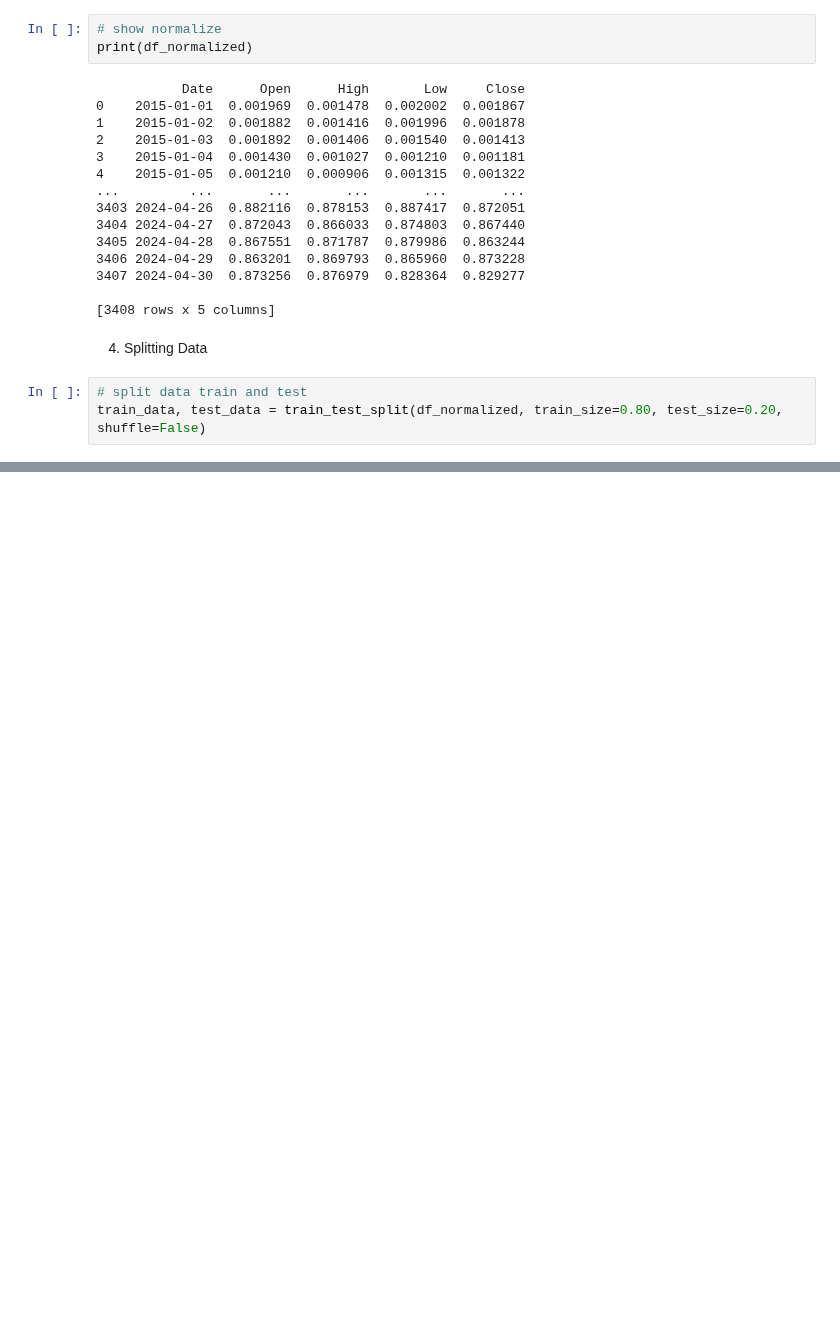
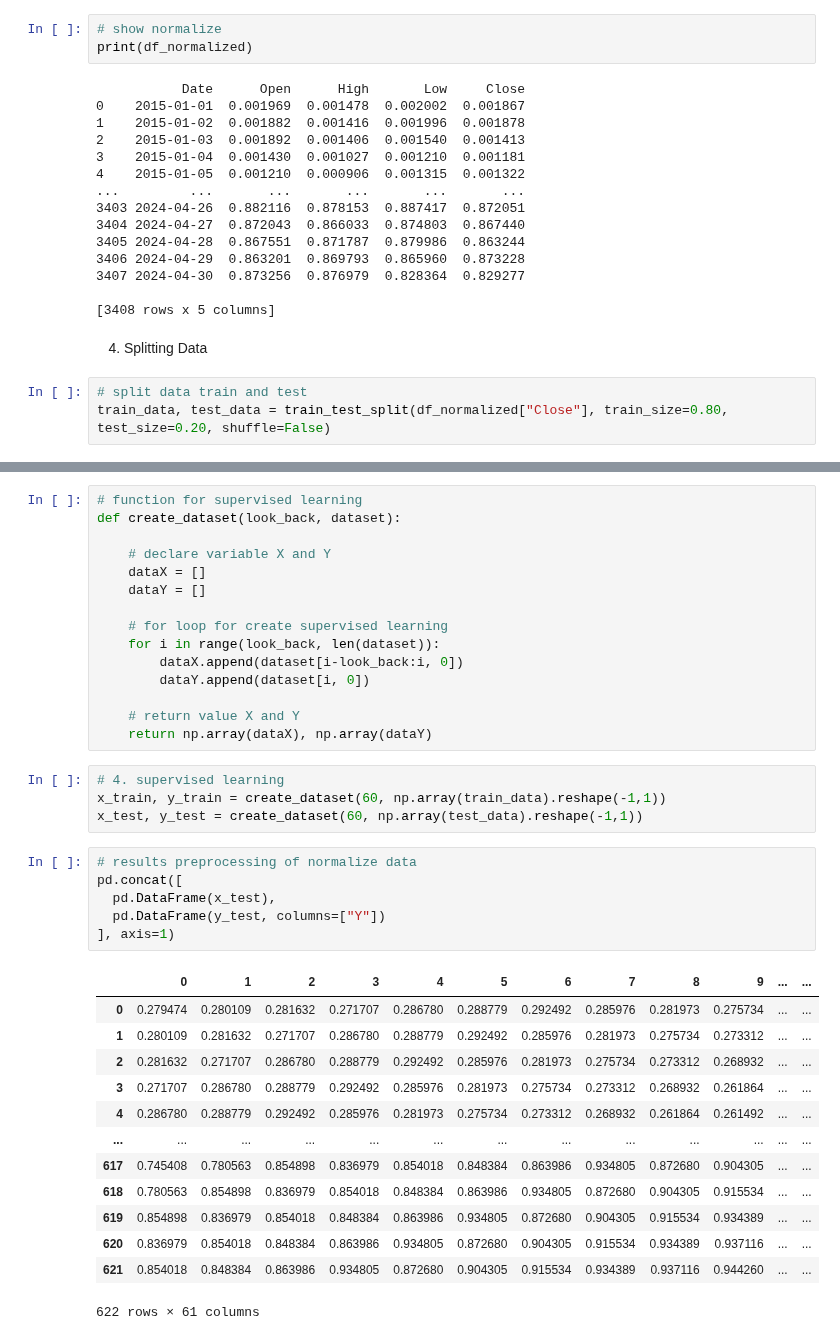
Before and after one commit to kusin/tensorflow-btc-usd-v2, a Jupyter notebook: K03-Preprocessing.ipynb, the cells around one changed output, grey strips where cells are left out. Drawn from its saved outputs; the diff is of its cells as text; blank space fills up the shorter version.

```diff
--- a/K03-Preprocessing.ipynb
+++ b/K03-Preprocessing.ipynb
@@ -146,5 +146,5 @@ print(df_normalized)
 4. Splitting Data
 # %%
 # split data train and test
-train_data, test_data = train_test_split(df_normalized, train_size=0.80, test_size=0.20, shuffle=False)
+train_data, test_data = train_test_split(df_normalized["Close"], train_size=0.80, test_size=0.20, shuffle=False)
 # %%
@@ -174,0 +173,39 @@ plt.show()
+# %%
+# function for supervised learning
+def create_dataset(look_back, dataset):
+
+    # declare variable X and Y
+    dataX = []
+    dataY = []
+
+    # for loop for create supervised learning
+    for i in range(look_back, len(dataset)):
+        dataX.append(dataset[i-look_back:i, 0])
+        dataY.append(dataset[i, 0])
+
+    # return value X and Y
+    return np.array(dataX), np.array(dataY)
+# %%
+# 4. supervised learning
+x_train, y_train = create_dataset(60, np.array(train_data).reshape(-1,1))
+x_test, y_test = create_dataset(60, np.array(test_data).reshape(-1,1))
+# %%
+# results preprocessing of normalize data
+pd.concat([
+  pd.DataFrame(x_test),
+  pd.DataFrame(y_test, columns=["Y"])
+], axis=1)
+# %% [output]
+|  | 0 | 1 | 2 | 3 | 4 | 5 | 6 | 7 | 8 | 9 | ... | ... |
+| 0 | 0.279474 | 0.280109 | 0.281632 | 0.271707 | 0.286780 | 0.288779 | 0.292492 | 0.285976 | 0.281973 | 0.275734 | ... | ... |
+| 1 | 0.280109 | 0.281632 | 0.271707 | 0.286780 | 0.288779 | 0.292492 | 0.285976 | 0.281973 | 0.275734 | 0.273312 | ... | ... |
+| 2 | 0.281632 | 0.271707 | 0.286780 | 0.288779 | 0.292492 | 0.285976 | 0.281973 | 0.275734 | 0.273312 | 0.268932 | ... | ... |
+| 3 | 0.271707 | 0.286780 | 0.288779 | 0.292492 | 0.285976 | 0.281973 | 0.275734 | 0.273312 | 0.268932 | 0.261864 | ... | ... |
+| 4 | 0.286780 | 0.288779 | 0.292492 | 0.285976 | 0.281973 | 0.275734 | 0.273312 | 0.268932 | 0.261864 | 0.261492 | ... | ... |
+| ... | ... | ... | ... | ... | ... | ... | ... | ... | ... | ... | ... | ... |
+| 617 | 0.745408 | 0.780563 | 0.854898 | 0.836979 | 0.854018 | 0.848384 | 0.863986 | 0.934805 | 0.872680 | 0.904305 | ... | ... |
+| 618 | 0.780563 | 0.854898 | 0.836979 | 0.854018 | 0.848384 | 0.863986 | 0.934805 | 0.872680 | 0.904305 | 0.915534 | ... | ... |
+| 619 | 0.854898 | 0.836979 | 0.854018 | 0.848384 | 0.863986 | 0.934805 | 0.872680 | 0.904305 | 0.915534 | 0.934389 | ... | ... |
+| 620 | 0.836979 | 0.854018 | 0.848384 | 0.863986 | 0.934805 | 0.872680 | 0.904305 | 0.915534 | 0.934389 | 0.937116 | ... | ... |
+| 621 | 0.854018 | 0.848384 | 0.863986 | 0.934805 | 0.872680 | 0.904305 | 0.915534 | 0.934389 | 0.937116 | 0.944260 | ... | ... |
+622 rows × 61 columns
```
Also changed, not shown: parts of 1 cell of this notebook, 22 other files.
